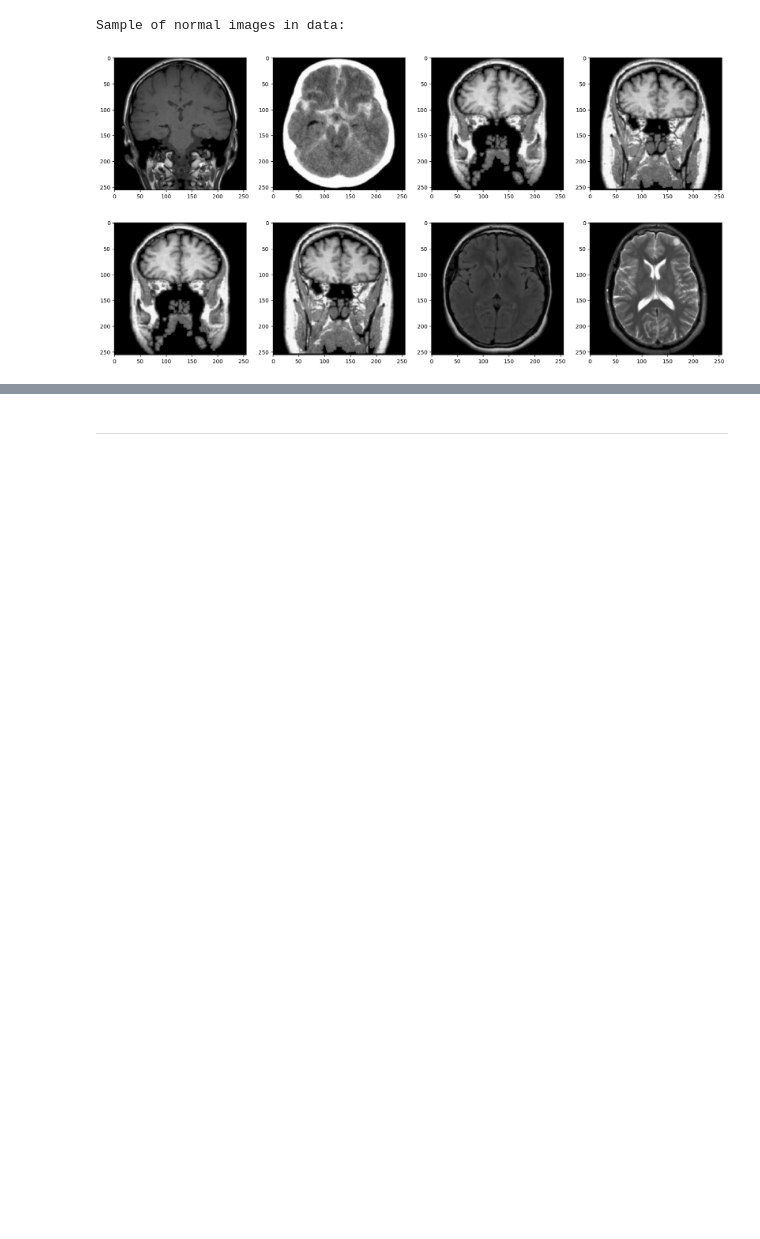
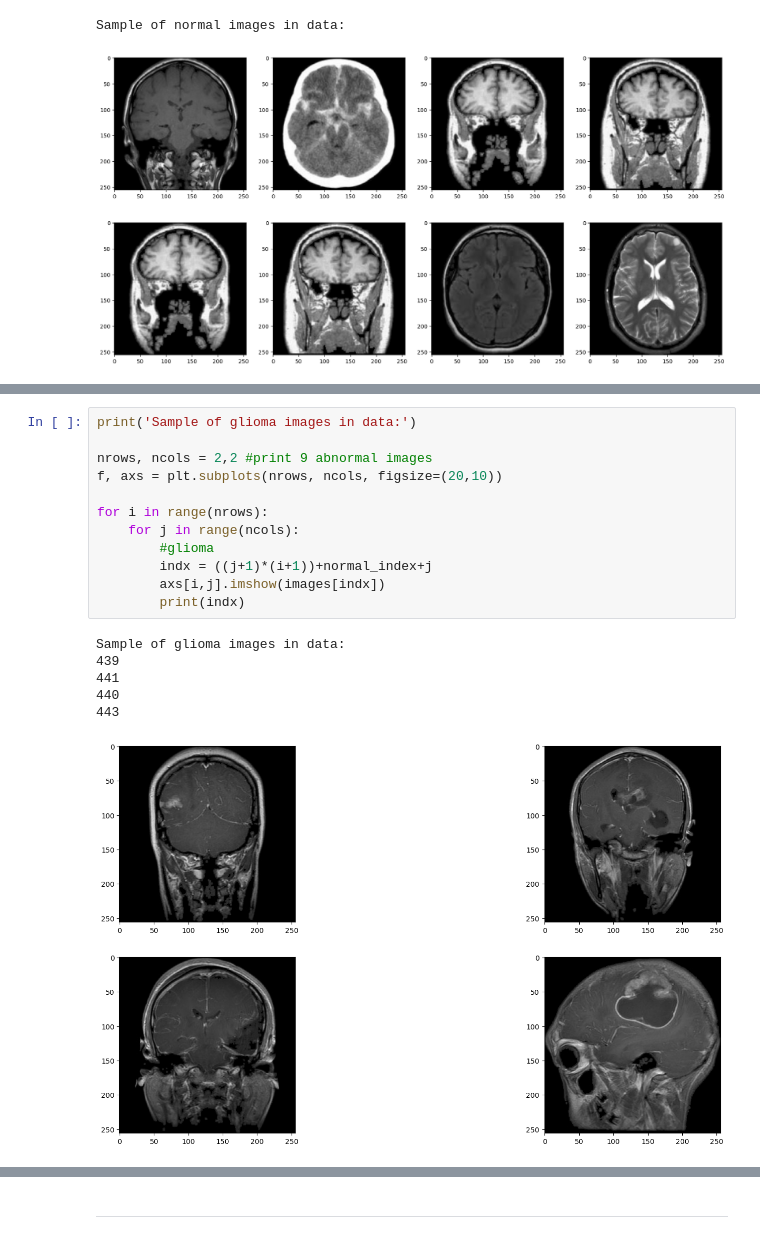
Before and after one commit to vdavis3/207-Final, a Jupyter notebook: Final_Project_Explore.ipynb, the cells around one changed output, grey strips where cells are left out. Cells and saved outputs as stored; diff of their text form; blank space fills up the shorter version.

```diff
--- a/Final_Project_Explore.ipynb
+++ b/Final_Project_Explore.ipynb
@@ -96,0 +122,19 @@ Sample of normal images in data:
+# %%
+print('Sample of glioma images in data:')
+
+nrows, ncols = 2,2 #print 9 abnormal images
+f, axs = plt.subplots(nrows, ncols, figsize=(20,10))
+
+for i in range(nrows):
+    for j in range(ncols):
+        #glioma
+        indx = ((j+1)*(i+1))+normal_index+j
+        axs[i,j].imshow(images[indx])
+        print(indx)
+# %% [output]
+Sample of glioma images in data:
+439
+441
+440
+443
+[figure, added]
```
Also changed, not shown: parts of 23 cells of this notebook.
